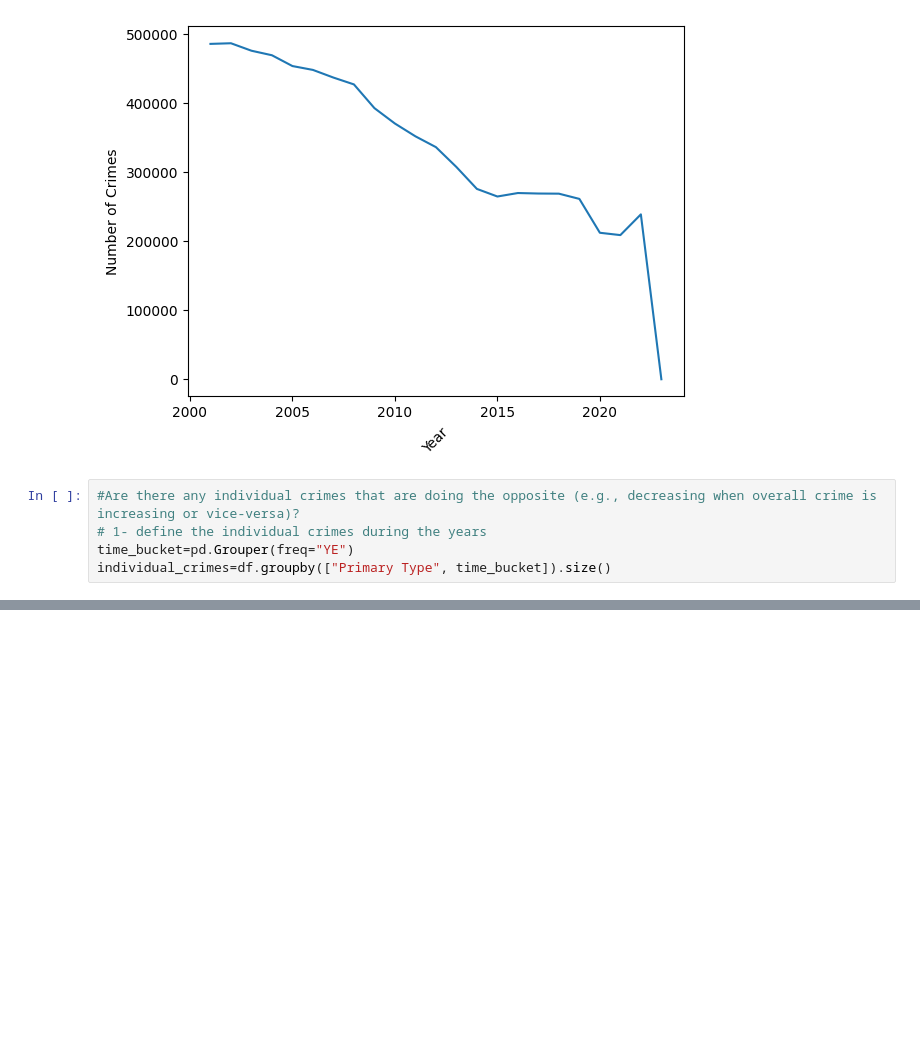
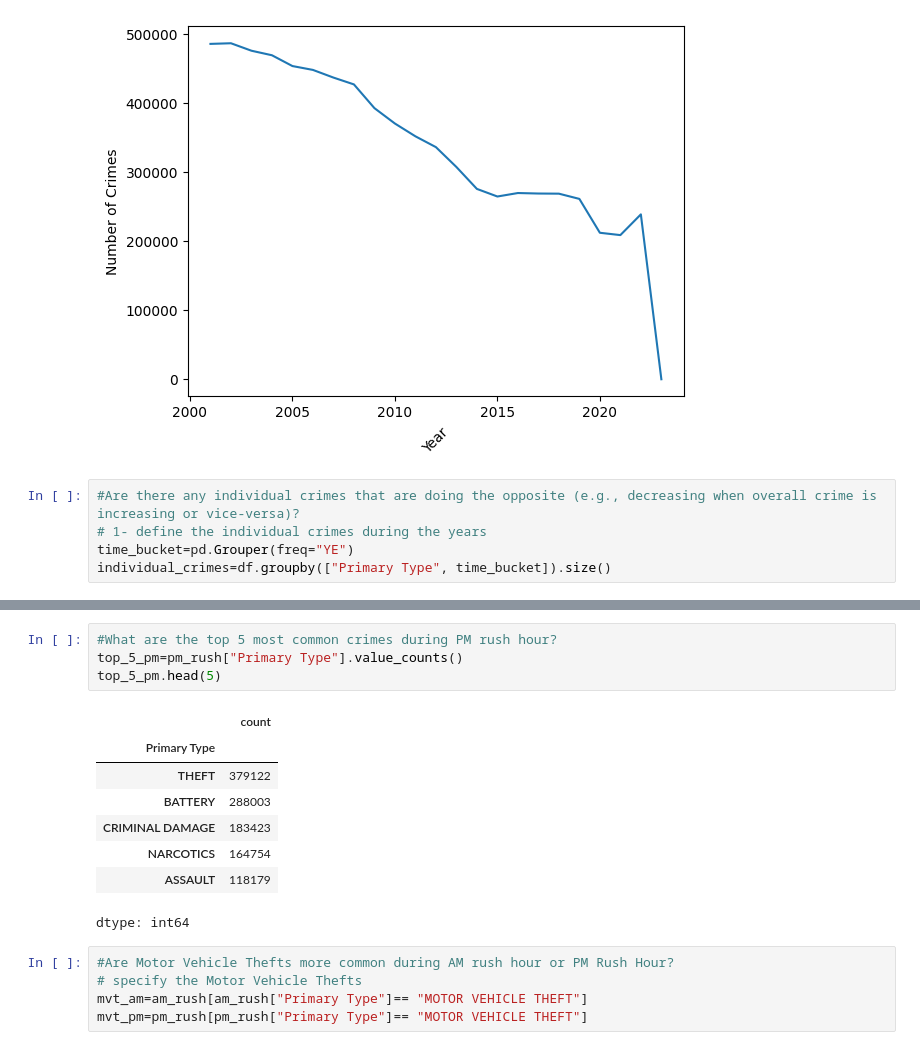
Before and after one commit to Hibashanti/Time-Series-Analysis, a Jupyter notebook: Chicago_Crimes_Core.ipynb, the cells around one changed output, grey strips where cells are left out. Drawn from its saved outputs; the diff is of its cells as text; blank space fills up the shorter version.

```diff
--- a/Chicago_Crimes_Core.ipynb
+++ b/Chicago_Crimes_Core.ipynb
@@ -165,0 +219,18 @@ plt.legend(bbox_to_anchor=(1.05,1),loc="upper left");
+# %%
+#What are the top 5 most common crimes during PM rush hour?
+top_5_pm=pm_rush["Primary Type"].value_counts()
+top_5_pm.head(5)
+# %% [output]
+|  | count |
+| Primary Type |  |
+| THEFT | 379122 |
+| BATTERY | 288003 |
+| CRIMINAL DAMAGE | 183423 |
+| NARCOTICS | 164754 |
+| ASSAULT | 118179 |
+dtype: int64
+# %%
+#Are Motor Vehicle Thefts more common during AM rush hour or PM Rush Hour?
+# specify the Motor Vehicle Thefts
+mvt_am=am_rush[am_rush["Primary Type"]== "MOTOR VEHICLE THEFT"]
+mvt_pm=pm_rush[pm_rush["Primary Type"]== "MOTOR VEHICLE THEFT"]
```
Also changed, not shown: parts of 14 cells of this notebook.
